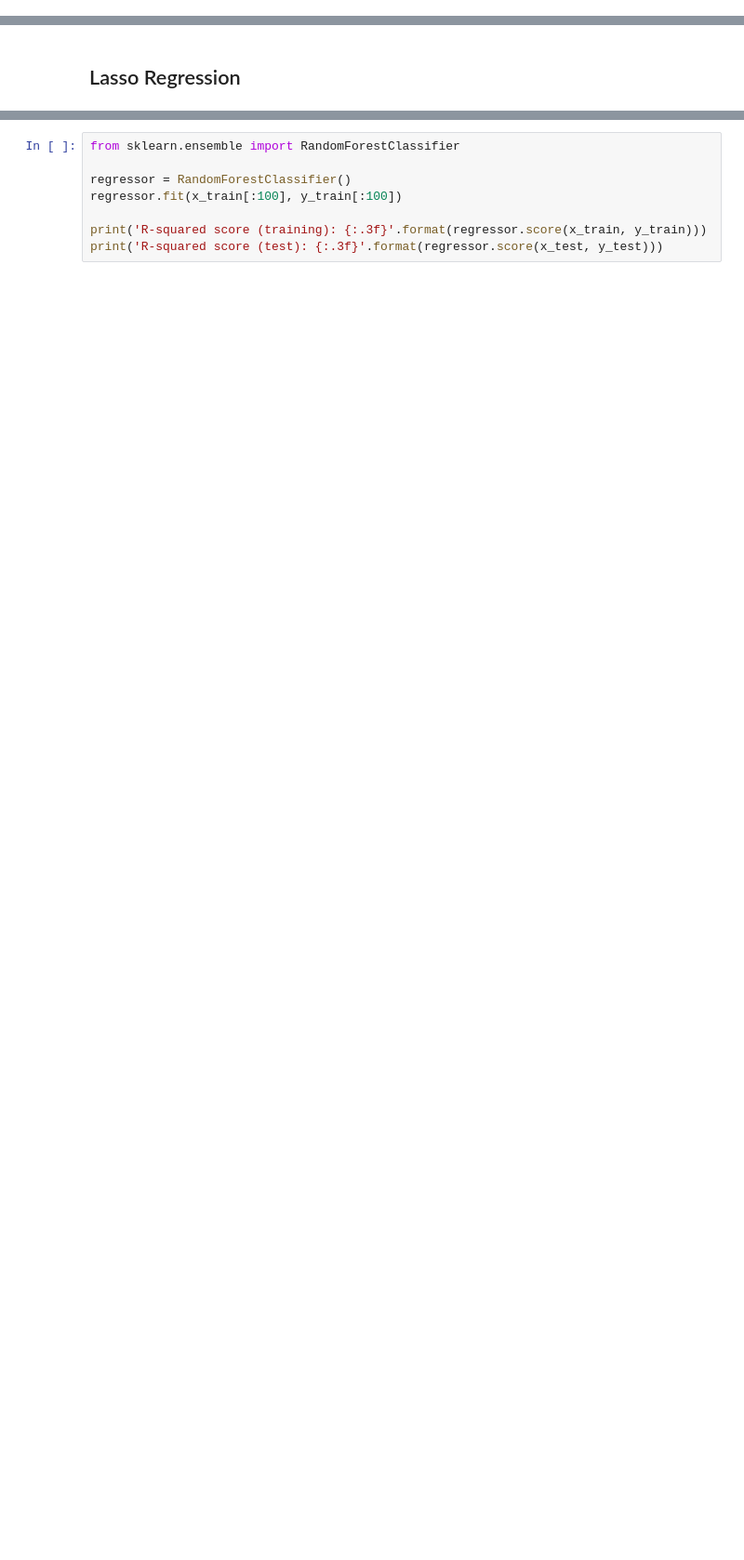
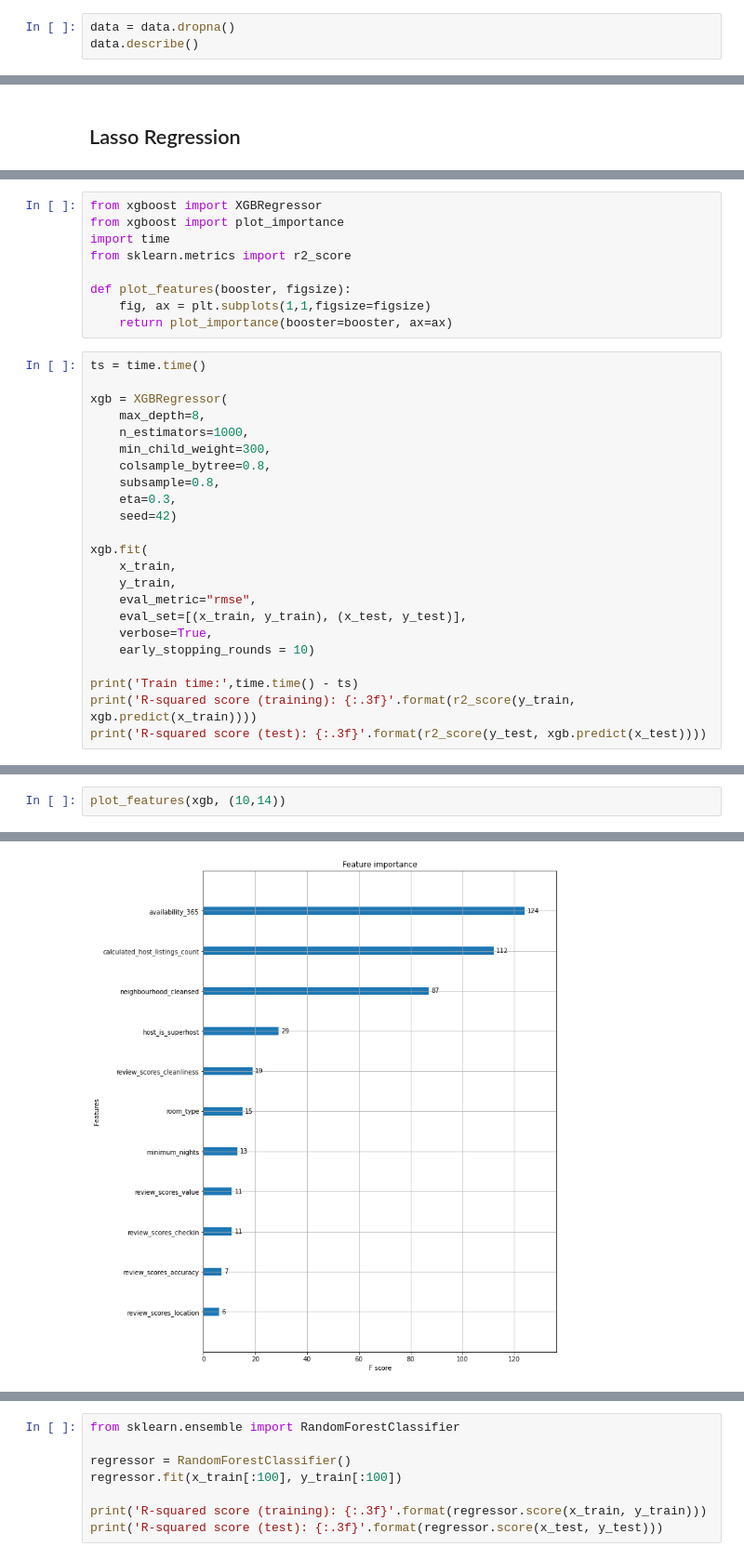
Before and after one commit to dc-ying/meituan_contest, a Jupyter notebook: explore.ipynb, the cells around one changed output, grey strips where cells are left out. Shown at 93% size. Cells and saved outputs as stored; diff of their text form; blank space fills up the shorter version.

Commit message:
add xgboost models and some features

```diff
--- a/explore.ipynb
+++ b/explore.ipynb
@@ -305,0 +304,3 @@ See the caveats in the documentation: https://pandas.pydata.org/pandas-docs/stab
+# %%
+data = data.dropna()
+data.describe()
@@ -367,0 +379,32 @@ R-squared score (test): -0.013
+# %%
+from xgboost import XGBRegressor
+from xgboost import plot_importance
+import time
+from sklearn.metrics import r2_score
+
+def plot_features(booster, figsize):
+    fig, ax = plt.subplots(1,1,figsize=figsize)
+    return plot_importance(booster=booster, ax=ax)
+# %%
+ts = time.time()
+
+xgb = XGBRegressor(
+    max_depth=8,
+    n_estimators=1000,
+    min_child_weight=300,
+    colsample_bytree=0.8,
+    subsample=0.8,
+    eta=0.3,
+    seed=42)
+
+xgb.fit(
+    x_train,
+    y_train,
+    eval_metric="rmse",
+    eval_set=[(x_train, y_train), (x_test, y_test)],
+    verbose=True,
+    early_stopping_rounds = 10)
+
+print('Train time:',time.time() - ts)
+print('R-squared score (training): {:.3f}'.format(r2_score(y_train, xgb.predict(x_train))))
+print('R-squared score (test): {:.3f}'.format(r2_score(y_test, xgb.predict(x_test))))
@@ -367,0 +431,3 @@ R-squared score (test): -0.013
+# %%
+plot_features(xgb, (10,14))
+# %% [output]
@@ -367,0 +435 @@ R-squared score (test): -0.013
+[figure, added]
```
Also changed, not shown: parts of 29 cells of this notebook.
